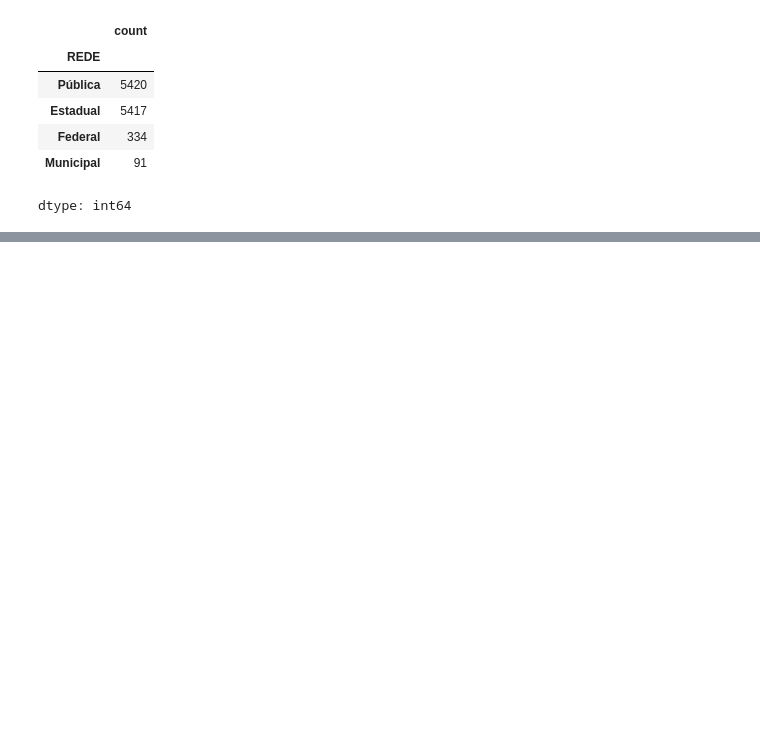
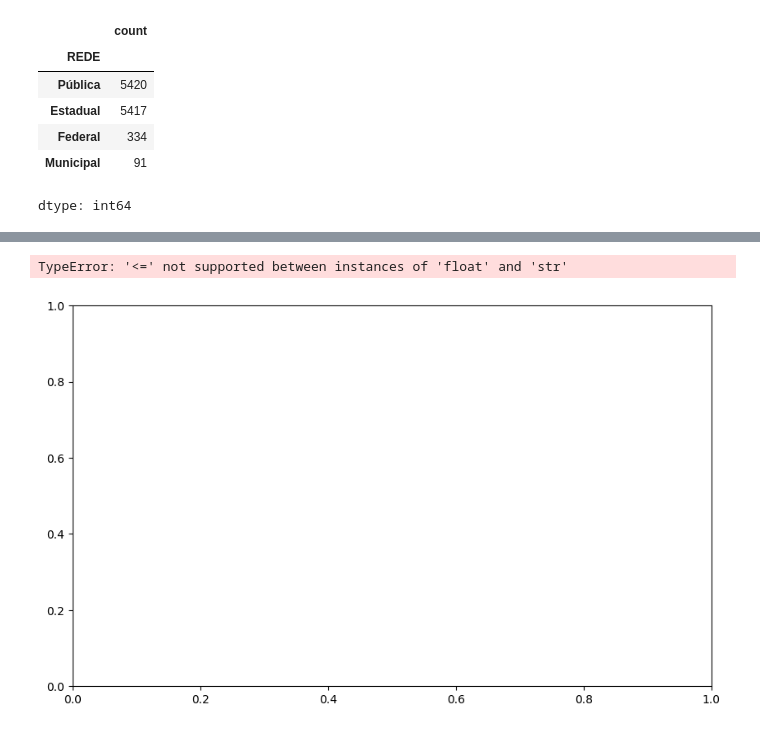
Before and after one commit to sebavassou/aula001py_mba, a Jupyter notebook: aula_02__estatistica.ipynb, the cells around one changed output, grey strips where cells are left out. Drawn from its saved outputs; the diff is of its cells as text; code cells hidden in the pictures; blank space fills up the shorter version.

```diff
--- a/aula_02__estatistica.ipynb
+++ b/aula_02__estatistica.ipynb
@@ -73,0 +176,14 @@ dtype: int64
+# %%
+# prompt: Exiba um histograma da variavel IDEB12_17
+
+import matplotlib.pyplot as plt
+# Assuming 'IDEB12_17' is a numerical column in your DataFrame 'df'.
+plt.figure(figsize=(10, 6))
+plt.hist(df['IDEB12_17'], bins=20, edgecolor='black')  # Adjust 'bins' for desired granularity
+plt.xlabel('IDEB12_17')
+plt.ylabel('Frequency')
+plt.title('Histogram of IDEB12_17')
+plt.show()
+# %% [output]
+TypeError: '<=' not supported between instances of 'float' and 'str'
+[figure, added]
```
Also changed, not shown: parts of 2 cells of this notebook.
